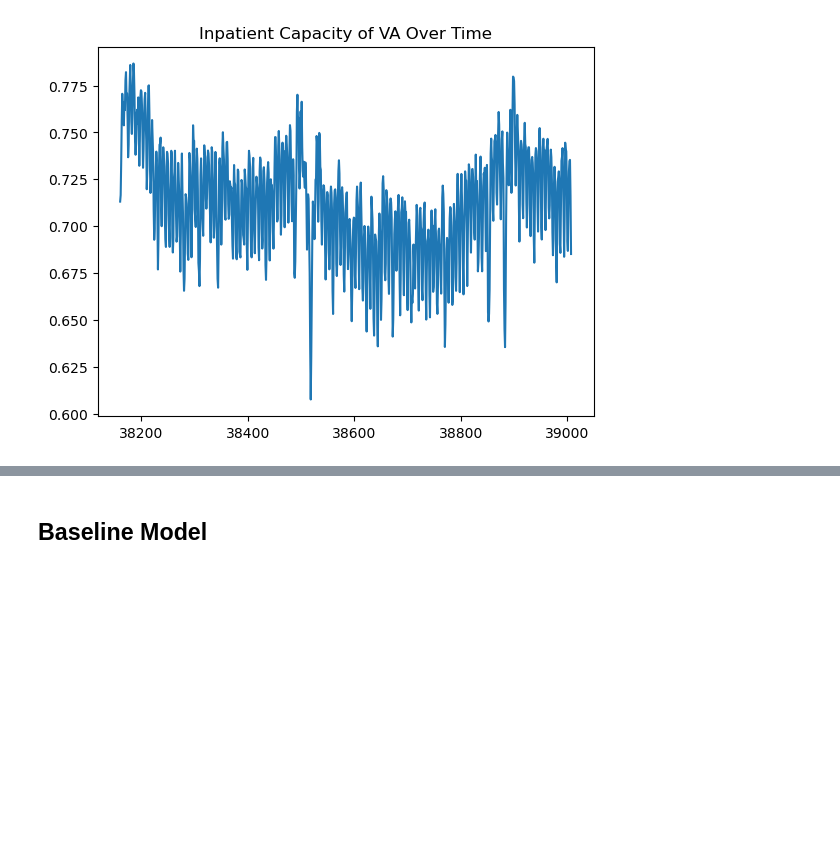
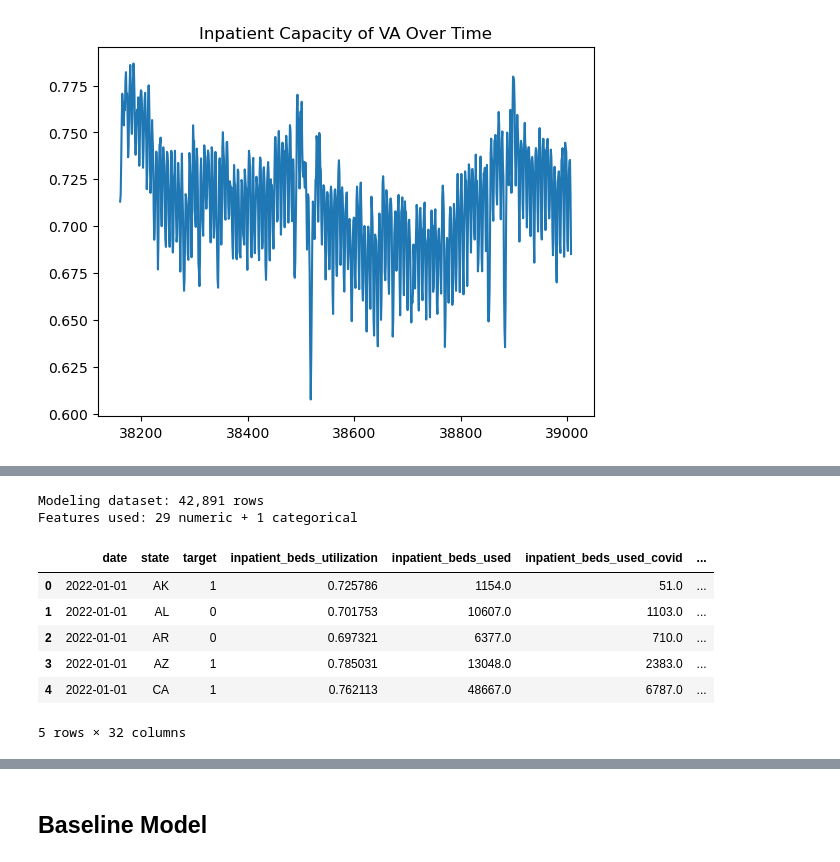
Before and after one commit to j-hendricks/covid-cases-exploration, a Jupyter notebook: prediction.ipynb, the cells around one changed output, grey strips where cells are left out. Cells and saved outputs as stored; diff of their text form; code cells hidden in the pictures; blank space fills up the shorter version.

```diff
--- a/prediction.ipynb
+++ b/prediction.ipynb
@@ -143,5 +217,42 @@ df.columns.sort_values().to_list()
 # %%
-cols = [col for col in df.columns if col != 'state']
+for lag in [1, 7, 14, 21, 28]:
+    df_model[f'util_lag_{lag}'] = df_model.groupby('state')['inpatient_beds_utilization'].shift(lag)
+    df_model[f'util_rollmean_{lag}'] = (
+        df_model.groupby('state')['inpatient_beds_utilization']
+        .transform(lambda s: s.shift(1).rolling(lag).mean())
+    )
 
-df[cols] = df[cols].fillna(df[cols].mean())
+df_model['dist_from_threshold'] = df_model['inpatient_beds_utilization'] - df_model['state_threshold']
+df_model['above_threshold_today'] = (df_model['dist_from_threshold'] > 0).astype(int)
+df_model['days_since_start'] = (df_model['date'] - df_model['date'].min()).dt.days
+
+feature_cols = selected_numeric_features + [
+    'month', 'dayofweek', 'dayofyear', 'weekofyear',
+    'dist_from_threshold', 'above_threshold_today', 'days_since_start'
+] + [
+    col for col in df_model.columns if col.startswith('util_lag_') or col.startswith('util_rollmean_')
+]
+
+model_df = df_model[['date', 'state', 'target'] + feature_cols].copy()
+model_df = model_df.reset_index(drop=True).sort_values(['date', 'state']).reset_index(drop=True)
+
+X = model_df[['state'] + feature_cols].copy()
+y = model_df['target'].astype(int).copy()
+
+numeric_features = [col for col in X.columns if col != 'state']
+categorical_features = ['state']
+
+print(f"Modeling dataset: {model_df.shape[0]:,} rows")
+print(f"Features used: {len(numeric_features)} numeric + {len(categorical_features)} categorical")
+model_df.head()
+# %% [output]
+Modeling dataset: 42,891 rows
+Features used: 29 numeric + 1 categorical
+|  | date | state | target | inpatient_beds_utilization | inpatient_beds_used | inpatient_beds_used_covid | ... |
+| 0 | 2022-01-01 | AK | 1 | 0.725786 | 1154.0 | 51.0 | ... |
+| 1 | 2022-01-01 | AL | 0 | 0.701753 | 10607.0 | 1103.0 | ... |
+| 2 | 2022-01-01 | AR | 0 | 0.697321 | 6377.0 | 710.0 | ... |
+| 3 | 2022-01-01 | AZ | 1 | 0.785031 | 13048.0 | 2383.0 | ... |
+| 4 | 2022-01-01 | CA | 1 | 0.762113 | 48667.0 | 6787.0 | ... |
+5 rows × 32 columns
 # %%
```
Also changed, not shown: parts of 27 cells of this notebook, 3 other files.
